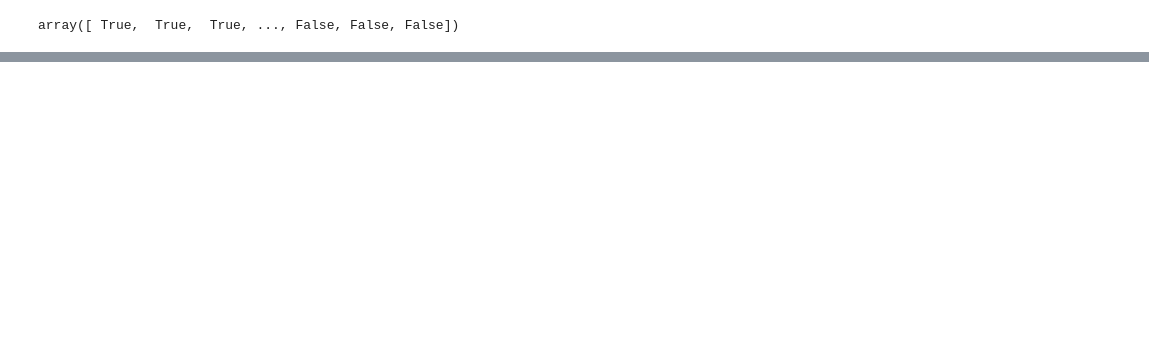
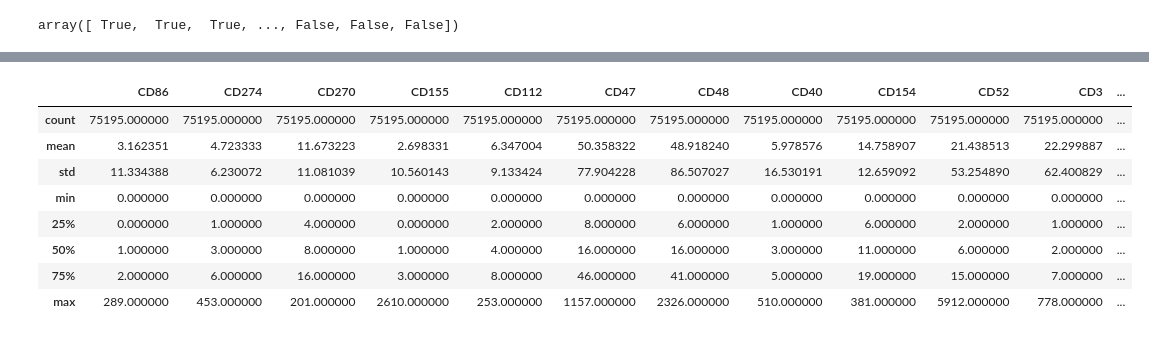
Before and after one commit to D4L-Pigeons/D4L-Hackaton, a Jupyter notebook: notebooks/pp-eda.ipynb, the cells around one changed output, grey strips where cells are left out. Drawn from its saved outputs; the diff is of its cells as text; code cells hidden in the pictures; blank space fills up the shorter version.

```diff
--- a/notebooks/pp-eda.ipynb
+++ b/notebooks/pp-eda.ipynb
@@ -170,0 +206,8 @@ dense_data.shape
+# %%
+gex_indicator = (data.var["feature_types"] == "GEX").values
+# %%
+expressions = data.layers['counts'].toarray()
+# %%
+gex_expressions = pd.DataFrame(data=expressions[:, gex_indicator][:, :64], columns=data.var.index[gex_indicator][:64], index=data.obs.index)
+adt_expressions = pd.DataFrame(data=expressions[:, ~gex_indicator][:, :64], columns=data.var.index[~gex_indicator][:64], index=data.obs.index)
+print(gex_expressions.shape, adt_expressions.shape)
@@ -170,0 +271,12 @@ dense_data.shape
+# %%
+adt_expressions.describe()
+# %% [output]
+|  | CD86 | CD274 | CD270 | CD155 | CD112 | CD47 | CD48 | CD40 | CD154 | CD52 | CD3 | ... |
+| count | 75195.000000 | 75195.000000 | 75195.000000 | 75195.000000 | 75195.000000 | 75195.000000 | 75195.000000 | 75195.000000 | 75195.000000 | 75195.000000 | 75195.000000 | ... |
+| mean | 3.162351 | 4.723333 | 11.673223 | 2.698331 | 6.347004 | 50.358322 | 48.918240 | 5.978576 | 14.758907 | 21.438513 | 22.299887 | ... |
+| std | 11.334388 | 6.230072 | 11.081039 | 10.560143 | 9.133424 | 77.904228 | 86.507027 | 16.530191 | 12.659092 | 53.254890 | 62.400829 | ... |
+| min | 0.000000 | 0.000000 | 0.000000 | 0.000000 | 0.000000 | 0.000000 | 0.000000 | 0.000000 | 0.000000 | 0.000000 | 0.000000 | ... |
+| 25% | 0.000000 | 1.000000 | 4.000000 | 0.000000 | 2.000000 | 8.000000 | 6.000000 | 1.000000 | 6.000000 | 2.000000 | 1.000000 | ... |
+| 50% | 1.000000 | 3.000000 | 8.000000 | 1.000000 | 4.000000 | 16.000000 | 16.000000 | 3.000000 | 11.000000 | 6.000000 | 2.000000 | ... |
+| 75% | 2.000000 | 6.000000 | 16.000000 | 3.000000 | 8.000000 | 46.000000 | 41.000000 | 5.000000 | 19.000000 | 15.000000 | 7.000000 | ... |
+| max | 289.000000 | 453.000000 | 201.000000 | 2610.000000 | 253.000000 | 1157.000000 | 2326.000000 | 510.000000 | 381.000000 | 5912.000000 | 778.000000 | ... |
```
Also changed, not shown: parts of 24 cells of this notebook, 1 other file.
